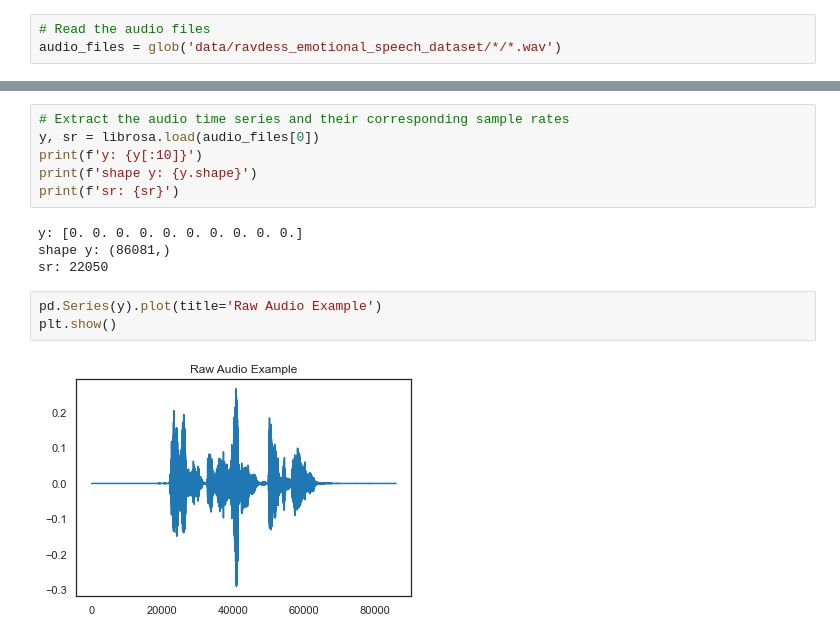
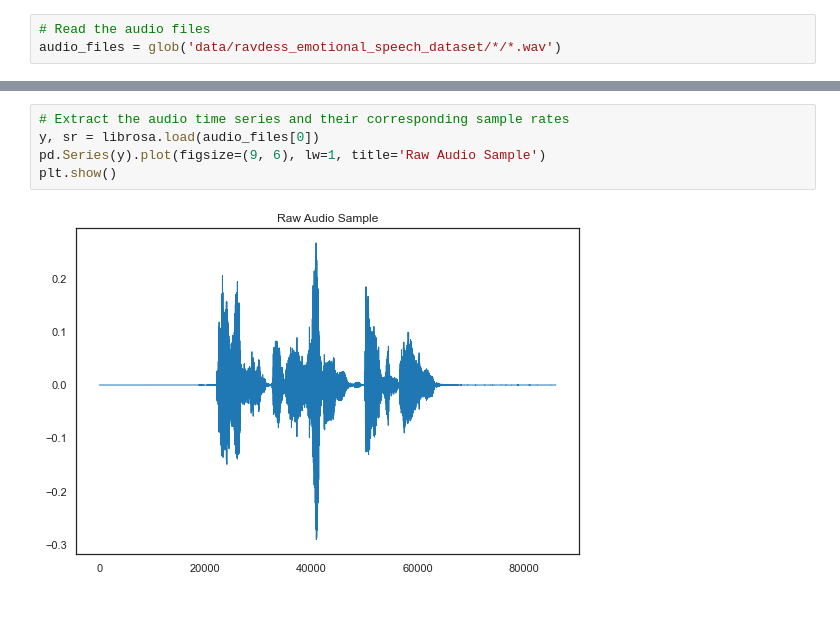
Before and after one commit to anirudhasurimukundan/audioML, a Jupyter notebook: audio_data_processing.ipynb, the cells around one changed output, grey strips where cells are left out. Cells and saved outputs as stored; diff of their text form; blank space fills up the shorter version.

```diff
--- a/audio_data_processing.ipynb
+++ b/audio_data_processing.ipynb
@@ -29,15 +29,7 @@ ipd.Audio(audio_files[0])
 # %%
 # Extract the audio time series and their corresponding sample rates
 y, sr = librosa.load(audio_files[0])
-print(f'y: {y[:10]}')
-print(f'shape y: {y.shape}')
-print(f'sr: {sr}')
+pd.Series(y).plot(figsize=(9, 6), lw=1, title='Raw Audio Sample')
+plt.show()
 # %% [output]
-y: [0. 0. 0. 0. 0. 0. 0. 0. 0. 0.]
-shape y: (86081,)
-sr: 22050
+[figure, added]
-# %%
-pd.Series(y).plot(title='Raw Audio Example')
-plt.show()
-# %% [output]
-[figure, removed]
```
Also changed, not shown: parts of 5 cells of this notebook.
